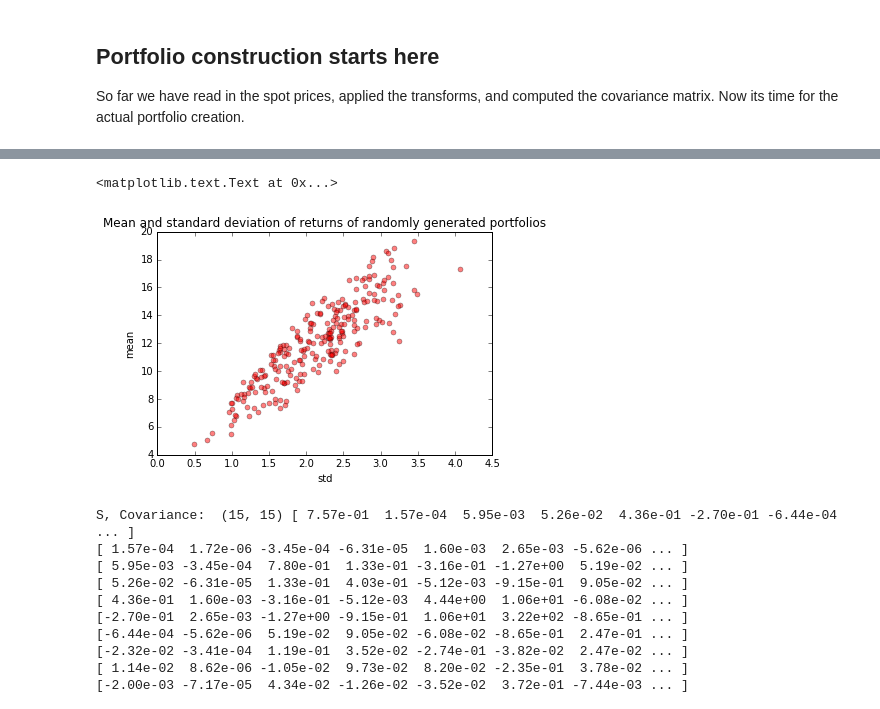
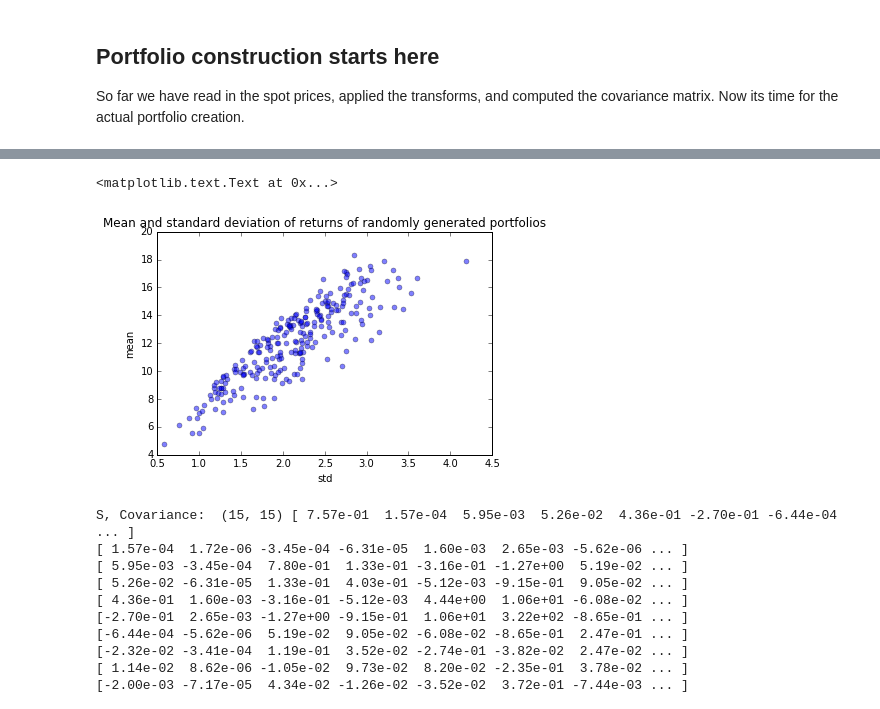
Before and after one commit to prateek-s/spot-price-model, a Jupyter notebook: var-risk.ipynb, the cells around one changed output, grey strips where cells are left out. Saved outputs shown, nothing was run; the diff lists cells and outputs as text; code cells hidden in the pictures.

```diff
--- a/var-risk.ipynb
+++ b/var-risk.ipynb
@@ -57,7 +59,9 @@ str(instance_string(markets[0]))
 # %%
 def init_db_connection() :
     global conn
-    conn = sqlite3.connect('/home/prateeks/spot_prices_2015/aws.db')
+    global use_database
+    if use_database:
+        conn = sqlite3.connect('/home/prateeks/spot_prices_2015/aws.db')
     return
 
 init_db_connection();
@@ -242,3 +220,6 @@ print num_mkts
+# %%
+#dt=dt[3:10]
+dt=dt
 # %%
 def eval_portfolio(dt):
     p = np.asmatrix(np.mean(dt,axis=1))
@@ -251,8 +232,9 @@ def eval_portfolio(dt):
 
     return mu, sigma
 # %%
-n_portfolios = 250
-means, stds = np.column_stack([
-    eval_portfolio(dt)
-    for _ in xrange(n_portfolios)
-])
+def eval_n_portfolios(dt, n_portfolios=250):
+    n_portfolios = 250
+    return np.column_stack([
+        eval_portfolio(dt)
+        for _ in xrange(n_portfolios)
+        ])
@@ -276,0 +241,2 @@ means, stds = np.column_stack([
+# %%
+means, stds = eval_n_portfolios(dt)
@@ -277,11 +261,11 @@ means, stds = np.column_stack([
 # %%
-plt.plot(stds, means, 'o', markersize=5, color='r', alpha=0.5)
+plt.plot(stds, means, 'o', markersize=5, alpha=0.5)
 plt.xlabel('std')
 plt.ylabel('mean')
 plt.title('Mean and standard deviation of returns of randomly generated portfolios')
 # %% [output]
 <matplotlib.text.Text at 0x...>
-[figure, old version]
+[figure, new version]
 # %%
 def optimal_portfolio(returns):
     n = len(returns)
```
Also changed, not shown: parts of 14 cells of this notebook, 1 other file.
